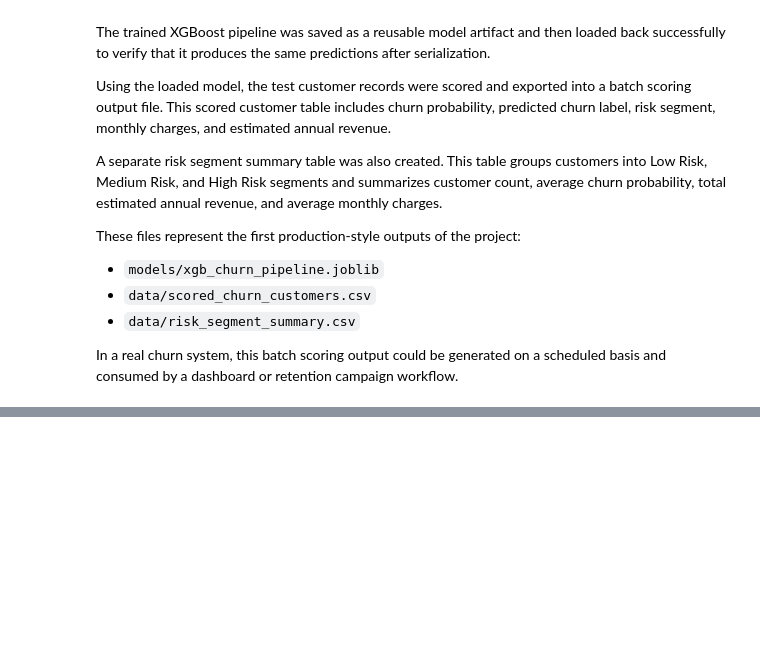
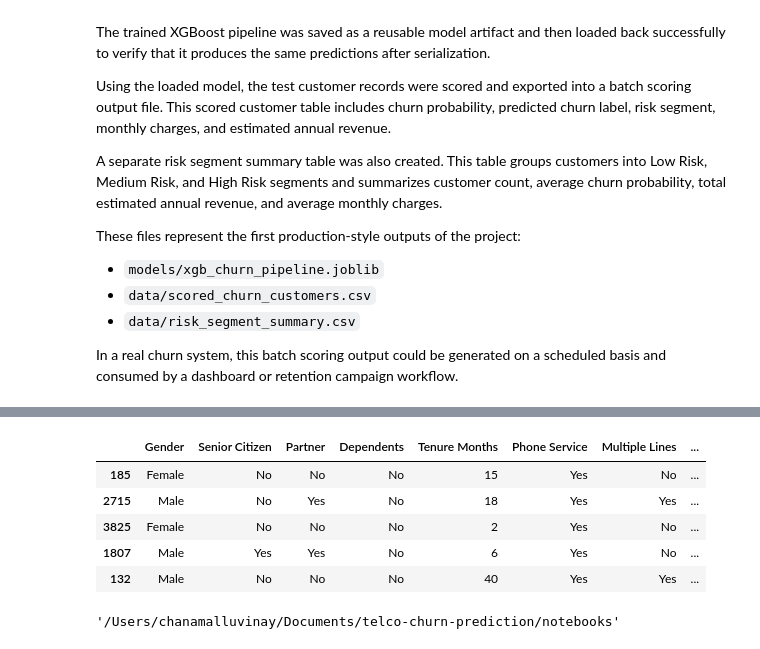
Before and after one commit to VinChan2001/telco-churn-prediction, a Jupyter notebook: notebooks/01_churn_modeling_and_roi.ipynb, the cells around one changed output, grey strips where cells are left out. Drawn from its saved outputs; the diff is of its cells as text; code cells hidden in the pictures; blank space fills up the shorter version.

```diff
--- a/notebooks/01_churn_modeling_and_roi.ipynb
+++ b/notebooks/01_churn_modeling_and_roi.ipynb
@@ -1750,0 +1866,49 @@ In a real churn system, this batch scoring output could be generated on a schedu
+# %%
+# Create a sample inference dataset from the original Telco dataframe
+
+columns_to_drop = [
+    "CustomerID",
+    "Count",
+    "Country",
+    "State",
+    "City",
+    "Zip Code",
+    "Lat Long",
+    "Latitude",
+    "Longitude",
+    "Churn Label",
+    "Churn Value",
+    "Churn Score",
+    "CLTV",
+    "Churn Reason",
+]
+
+sample_inference_df = df.drop(columns=columns_to_drop, errors="ignore").copy()
+
+sample_inference_df["Total Charges"] = pd.to_numeric(
+    sample_inference_df["Total Charges"],
+    errors="coerce"
+)
+
+sample_inference_df = sample_inference_df.sample(
+    n=100,
+    random_state=42
+)
+
+sample_inference_df.to_csv(
+    "../data/processed/sample_inference_customers.csv",
+    index=False
+)
+
+sample_inference_df.head()
+# %% [output]
+|  | Gender | Senior Citizen | Partner | Dependents | Tenure Months | Phone Service | Multiple Lines | ... |
+| 185 | Female | No | No | No | 15 | Yes | No | ... |
+| 2715 | Male | No | Yes | No | 18 | Yes | Yes | ... |
+| 3825 | Female | No | No | No | 2 | Yes | No | ... |
+| 1807 | Male | Yes | Yes | No | 6 | Yes | No | ... |
+| 132 | Male | No | No | No | 40 | Yes | Yes | ... |
+# %%
+pwd
+# %% [output]
+'/Users/chanamalluvinay/Documents/telco-churn-prediction/notebooks'
```
Also changed, not shown: parts of 21 cells of this notebook, 7 other files.
